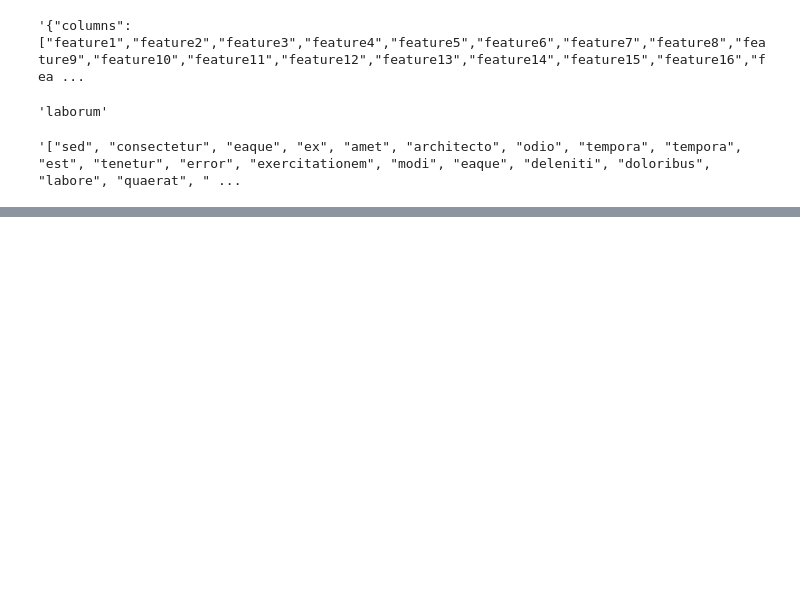
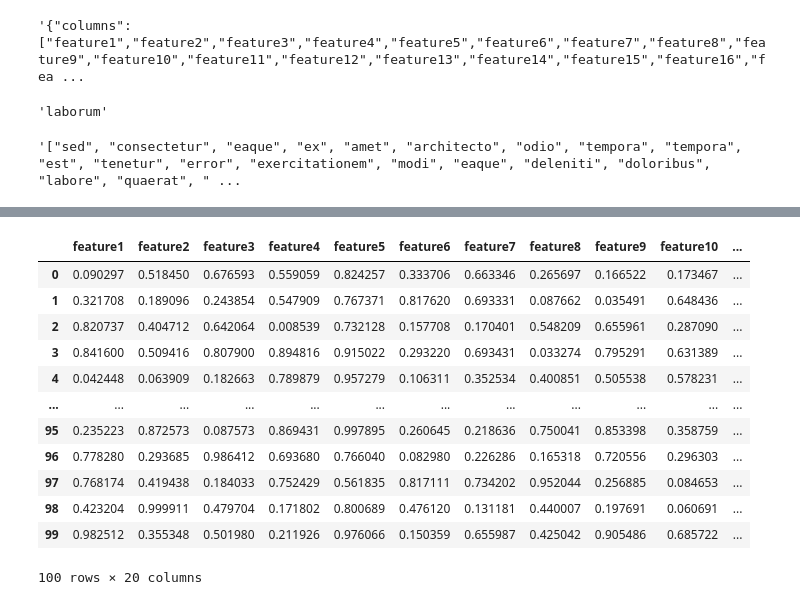
Before and after one commit to bohaothu/label_gen, a Jupyter notebook: fake_data.ipynb, the cells around one changed output, grey strips where cells are left out. Cells and saved outputs as stored; diff of their text form; code cells hidden in the pictures; blank space fills up the shorter version.

Commit message:
column filter done

```diff
--- a/fake_data.ipynb
+++ b/fake_data.ipynb
@@ -28,0 +65,16 @@ json.dumps([f.word() for x in range(30)])
+# %%
+df.select_dtypes(['number'])
+# %% [output]
+|  | feature1 | feature2 | feature3 | feature4 | feature5 | feature6 | feature7 | feature8 | feature9 | feature10 | ... |
+| 0 | 0.090297 | 0.518450 | 0.676593 | 0.559059 | 0.824257 | 0.333706 | 0.663346 | 0.265697 | 0.166522 | 0.173467 | ... |
+| 1 | 0.321708 | 0.189096 | 0.243854 | 0.547909 | 0.767371 | 0.817620 | 0.693331 | 0.087662 | 0.035491 | 0.648436 | ... |
+| 2 | 0.820737 | 0.404712 | 0.642064 | 0.008539 | 0.732128 | 0.157708 | 0.170401 | 0.548209 | 0.655961 | 0.287090 | ... |
+| 3 | 0.841600 | 0.509416 | 0.807900 | 0.894816 | 0.915022 | 0.293220 | 0.693431 | 0.033274 | 0.795291 | 0.631389 | ... |
+| 4 | 0.042448 | 0.063909 | 0.182663 | 0.789879 | 0.957279 | 0.106311 | 0.352534 | 0.400851 | 0.505538 | 0.578231 | ... |
+| ... | ... | ... | ... | ... | ... | ... | ... | ... | ... | ... | ... |
+| 95 | 0.235223 | 0.872573 | 0.087573 | 0.869431 | 0.997895 | 0.260645 | 0.218636 | 0.750041 | 0.853398 | 0.358759 | ... |
+| 96 | 0.778280 | 0.293685 | 0.986412 | 0.693680 | 0.766040 | 0.082980 | 0.226286 | 0.165318 | 0.720556 | 0.296303 | ... |
+| 97 | 0.768174 | 0.419438 | 0.184033 | 0.752429 | 0.561835 | 0.817111 | 0.734202 | 0.952044 | 0.256885 | 0.084653 | ... |
+| 98 | 0.423204 | 0.999911 | 0.479704 | 0.171802 | 0.800689 | 0.476120 | 0.131181 | 0.440007 | 0.197691 | 0.060691 | ... |
+| 99 | 0.982512 | 0.355348 | 0.501980 | 0.211926 | 0.976066 | 0.150359 | 0.655987 | 0.425042 | 0.905486 | 0.685722 | ... |
+100 rows × 20 columns
```
Also changed, not shown: parts of 6 cells of this notebook, 38 other files.
